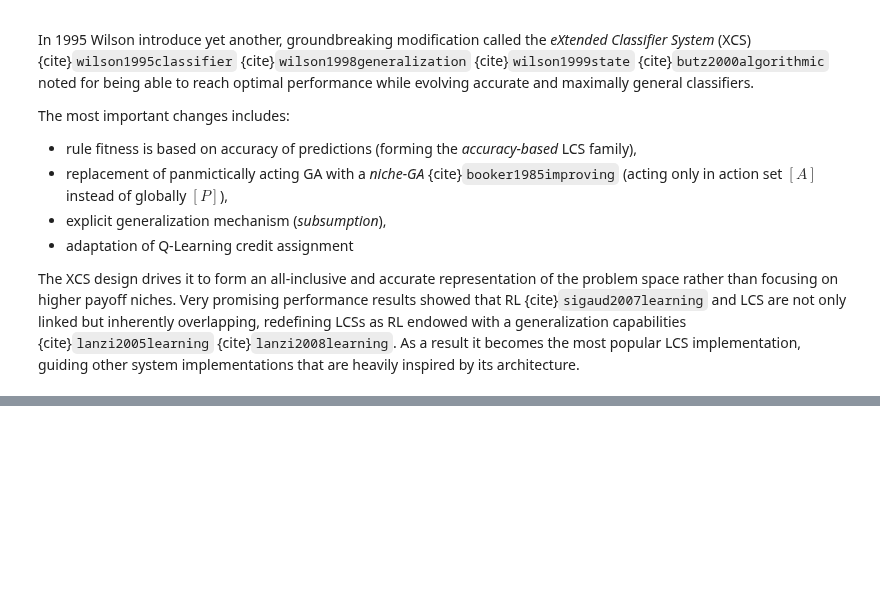
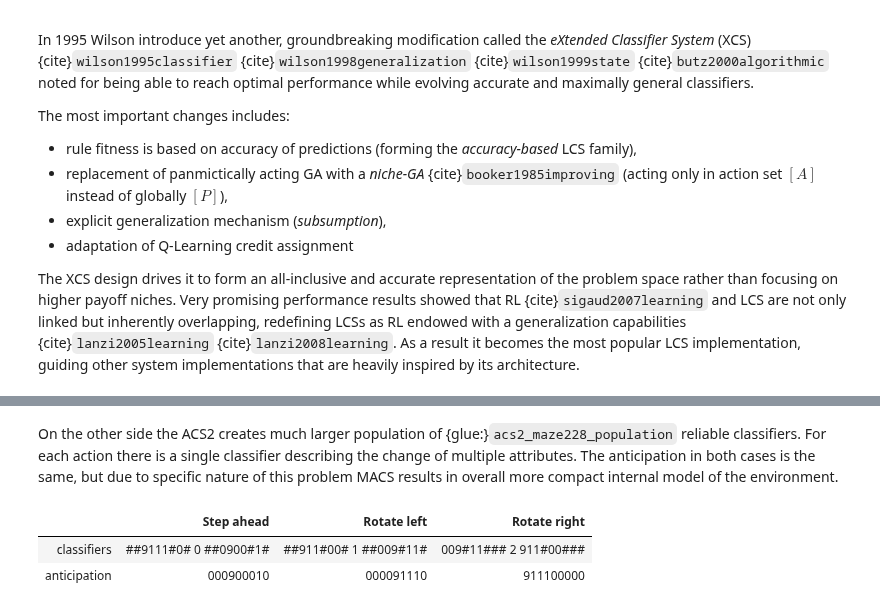
Before and after one commit to khozzy/phd, a Jupyter notebook: book/chapters/2_selected_topics/22_alcs_history.ipynb, the cells around one changed output, grey strips where cells are left out. Cells and saved outputs as stored; diff of their text form; code cells hidden in the pictures; blank space fills up the shorter version.

```diff
--- a/book/chapters/2_selected_topics/22_alcs_history.ipynb
+++ b/book/chapters/2_selected_topics/22_alcs_history.ipynb
@@ -468,0 +455,26 @@ PIL 8.4.0 asttokens NA attr 21.4.0 babel 2.9.1 backcall 0.2.0 brotli NA certifi
+# %% [markdown]
+On the other side the ACS2 creates much larger population of {glue:}`acs2_maze228_population` reliable classifiers. For each action there is a single classifier describing the change of multiple attributes. The anticipation in both cases is the same, but due to specific nature of this problem MACS results in overall more compact internal model of the environment.
+# %%
+acs2_knowledge = {}
+
+for cl in acs2_agent.population.form_match_set(left_from_reward):
+    acs2_knowledge[cl.action] = {}
+    acs2_knowledge[cl.action]['classifiers'] = []
+    acs2_knowledge[cl.action]['anticipation'] = f'<code>{"".join(cl.get_best_anticipation(left_from_reward))}</code>'
+
+    if cl.is_reliable():
+        acs2_knowledge[cl.action]['classifiers'].append(f'<code>{cl.condition} {cl.action} {cl.effect}</code>')
+
+
+# prepare table
+acs2_table_data = [
+    ['<b>classifiers</b>', '<br/>'.join(acs2_knowledge[0]['classifiers']), '<br/>'.join(acs2_knowledge[1]['classifiers']), '<br/>'.join(acs2_knowledge[2]['classifiers'])],
+    ['<b>anticipation</b>', acs2_knowledge[0]['anticipation'], acs2_knowledge[1]['anticipation'], acs2_knowledge[2]['anticipation']],
+]
+
+acs2_table = tabulate(acs2_table_data, headers=['Step ahead', 'Rotate left', 'Rotate right'], tablefmt="unsafehtml", stralign='right')
+display(HTML(acs2_table))
+# %% [output]
+|  | Step ahead | Rotate left | Rotate right |
+| classifiers | ##9111#0# 0 ##0900#1# | ##911#00# 1 ##009#11# | 009#11### 2 911#00### |
+| anticipation | 000900010 | 000091110 | 911100000 |
```
Also changed, not shown: parts of 16 cells of this notebook, 3 other files.
